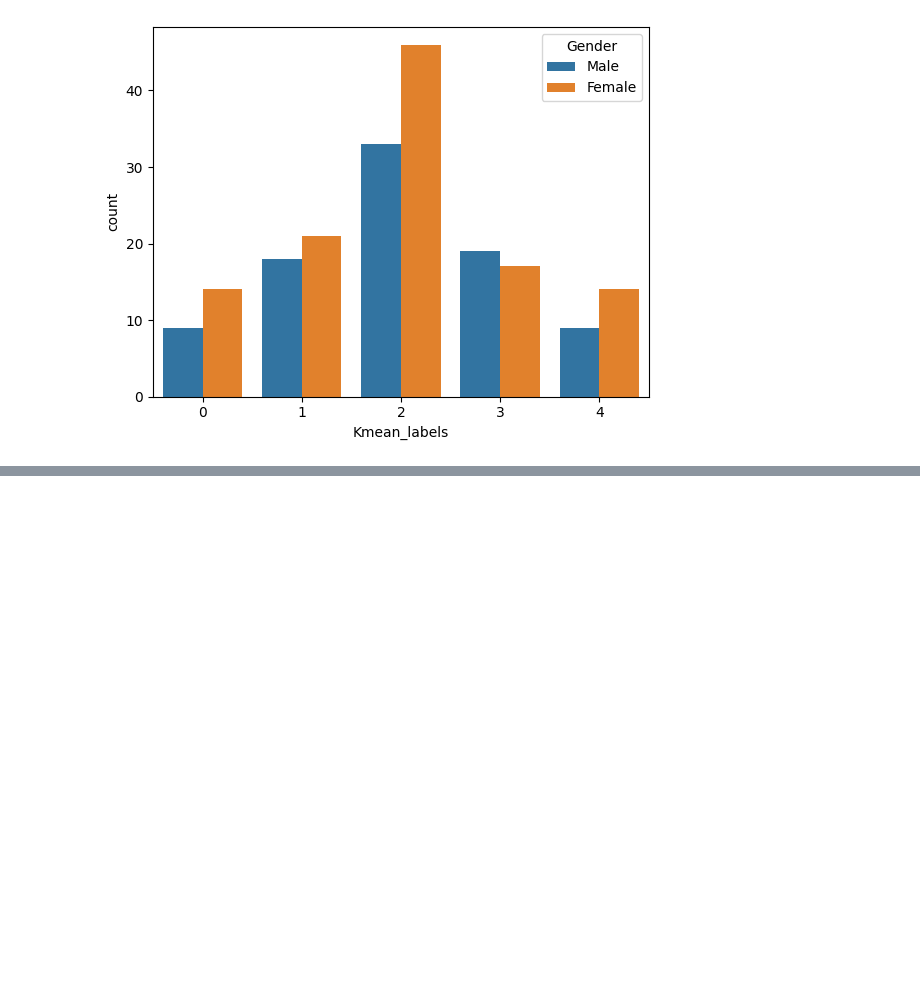
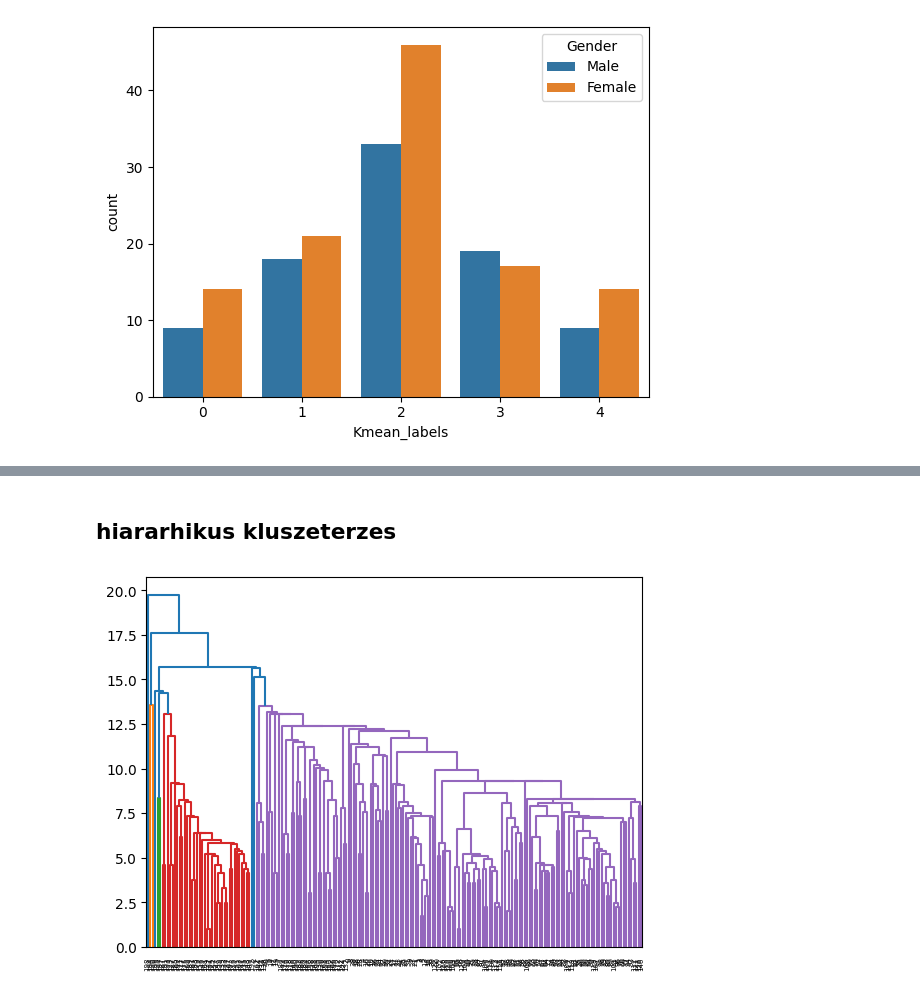
Before and after one commit to Petint/AI-and-DS, a Jupyter notebook: ds4/ds-4.ipynb, the cells around one changed output, grey strips where cells are left out. Saved outputs shown, nothing was run; the diff lists cells and outputs as text; code cells hidden in the pictures; blank space fills up the shorter version.

```diff
--- a/ds4/ds-4.ipynb
+++ b/ds4/ds-4.ipynb
@@ -73,0 +72,10 @@ ValueError: Mime type rendering requires nbformat>=4.2.0 but it is not installed
+# %% [markdown]
+## hiararhikus kluszeterzes
+# %%
+from scipy.cluster.hierarchy import dendrogram, linkage
+monor_hier = lidl_vasarlok[['Age', 'Annual Income (k$)', 'Spending Score (1-100)']]
+linkage_monor = linkage(monor_hier, method='single', metric='euclidean')
+dendrogram(linkage_monor)
+plt.show()
+# %% [output]
+[figure, added]
```
Also changed, not shown: parts of 3 cells of this notebook.
